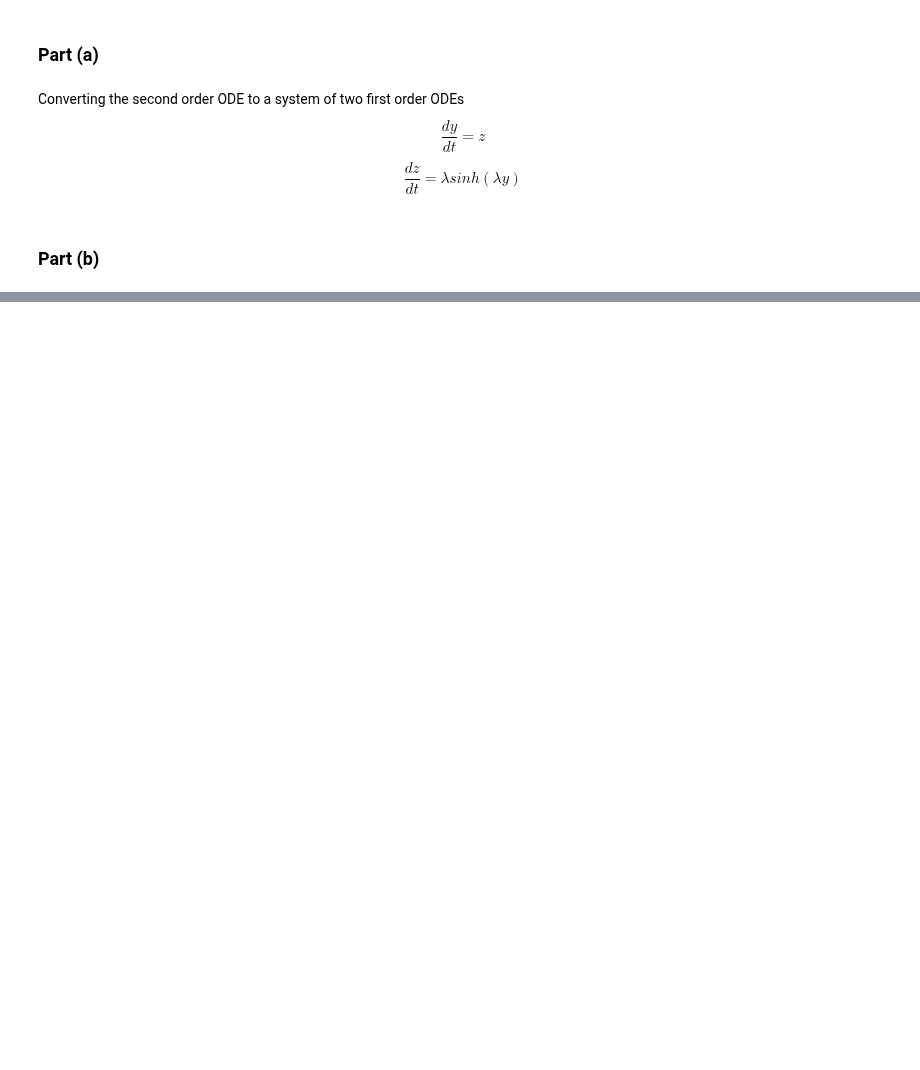
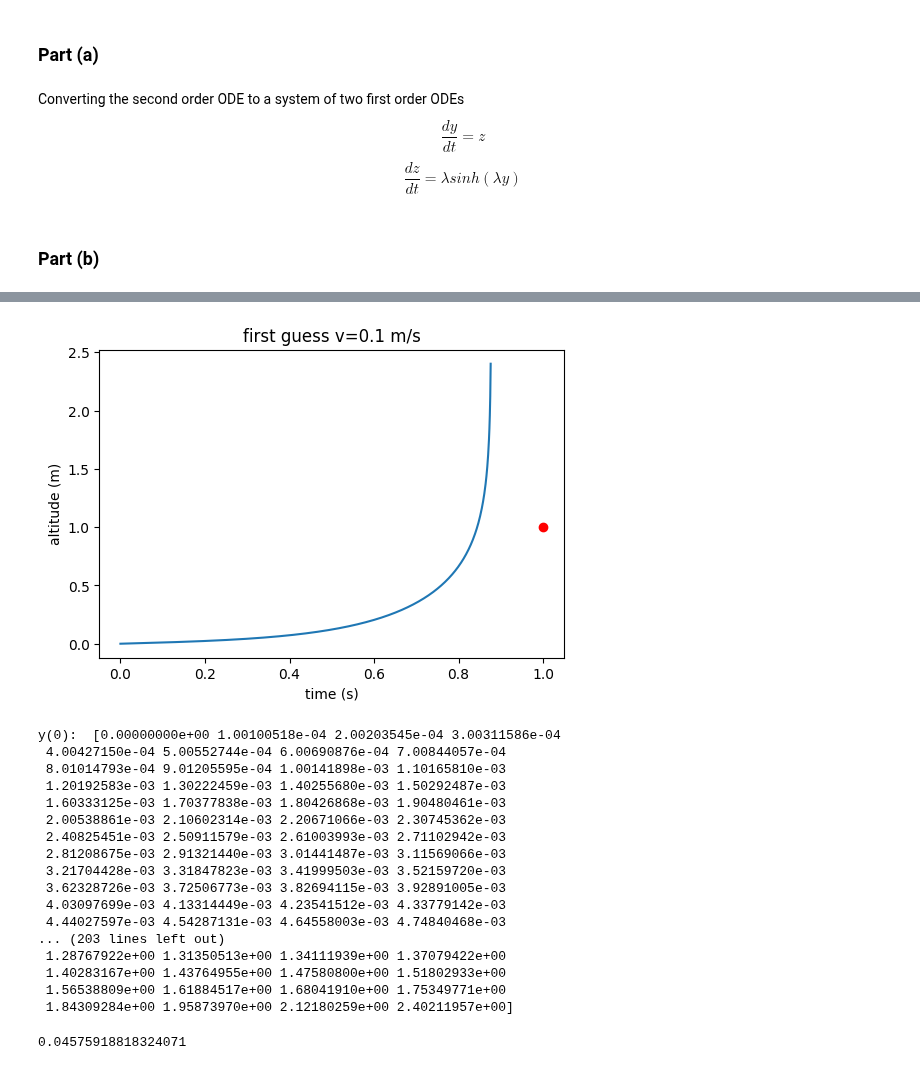
Before and after one commit to Mani0237/Prelims, a Jupyter notebook: 2023_fall/Q3-200973108/3_sachin.ipynb, the cells around one changed output, grey strips where cells are left out. Cells and saved outputs as stored; diff of their text form; code cells hidden in the pictures; blank space fills up the shorter version.

```diff
--- a/2023_fall/Q3-200973108/3_sachin.ipynb
+++ b/2023_fall/Q3-200973108/3_sachin.ipynb
@@ -62,0 +45,44 @@ Solution for y(1) with s = 0.01: 0.15010235203633127
+# %%
+y0 = 0
+v0 = 0.1
+t_eval = np.linspace(0, 1, 1000)
+sol = solve_ivp(F, [0, 1], [y0, v0], t_eval = t_eval)
+
+plt.figure(figsize=(6, 4))
+plt.plot(sol.t, sol.y[0])
+plt.plot(1, 1, 'ro')
+plt.xlabel('time (s)')
+plt.ylabel('altitude (m)')
+plt.title(f'first guess v={v0} m/s')
+plt.show()
+
+print("y(0): ", sol.y[0])
+# %% [output]
+[figure, added]
+y(0):  [0.00000000e+00 1.00100518e-04 2.00203545e-04 3.00311586e-04
+ 4.00427150e-04 5.00552744e-04 6.00690876e-04 7.00844057e-04
+ 8.01014793e-04 9.01205595e-04 1.00141898e-03 1.10165810e-03
+ 1.20192583e-03 1.30222459e-03 1.40255680e-03 1.50292487e-03
+ 1.60333125e-03 1.70377838e-03 1.80426868e-03 1.90480461e-03
+ 2.00538861e-03 2.10602314e-03 2.20671066e-03 2.30745362e-03
+ 2.40825451e-03 2.50911579e-03 2.61003993e-03 2.71102942e-03
+ 2.81208675e-03 2.91321440e-03 3.01441487e-03 3.11569066e-03
+ 3.21704428e-03 3.31847823e-03 3.41999503e-03 3.52159720e-03
+ 3.62328726e-03 3.72506773e-03 3.82694115e-03 3.92891005e-03
+ 4.03097699e-03 4.13314449e-03 4.23541512e-03 4.33779142e-03
+ 4.44027597e-03 4.54287131e-03 4.64558003e-03 4.74840468e-03
+... (203 lines left out)
+ 1.28767922e+00 1.31350513e+00 1.34111939e+00 1.37079422e+00
+ 1.40283167e+00 1.43764955e+00 1.47580800e+00 1.51802933e+00
+ 1.56538809e+00 1.61884517e+00 1.68041910e+00 1.75349771e+00
+ 1.84309284e+00 1.95873970e+00 2.12180259e+00 2.40211957e+00]
+# %%
+def objective(v0):
+    sol = solve_ivp(F, [0, 1], [y0, v0], t_eval = t_eval)
+    y = sol.y[0]
+    return y[-1] - 1
+
+v0, = fsolve(objective, 0.01)
+print(v0)
+# %% [output]
+0.04575918818324071
```
Also changed, not shown: parts of 6 cells of this notebook.
